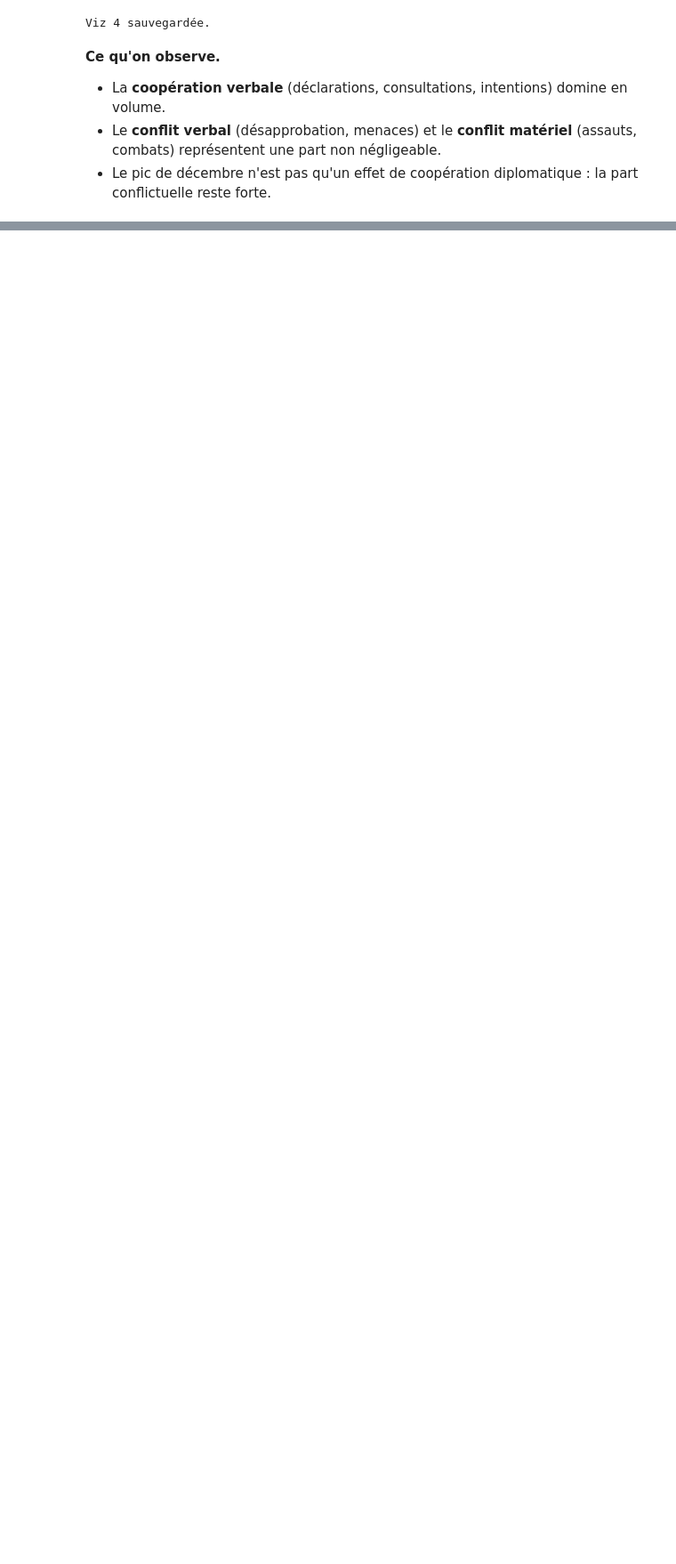
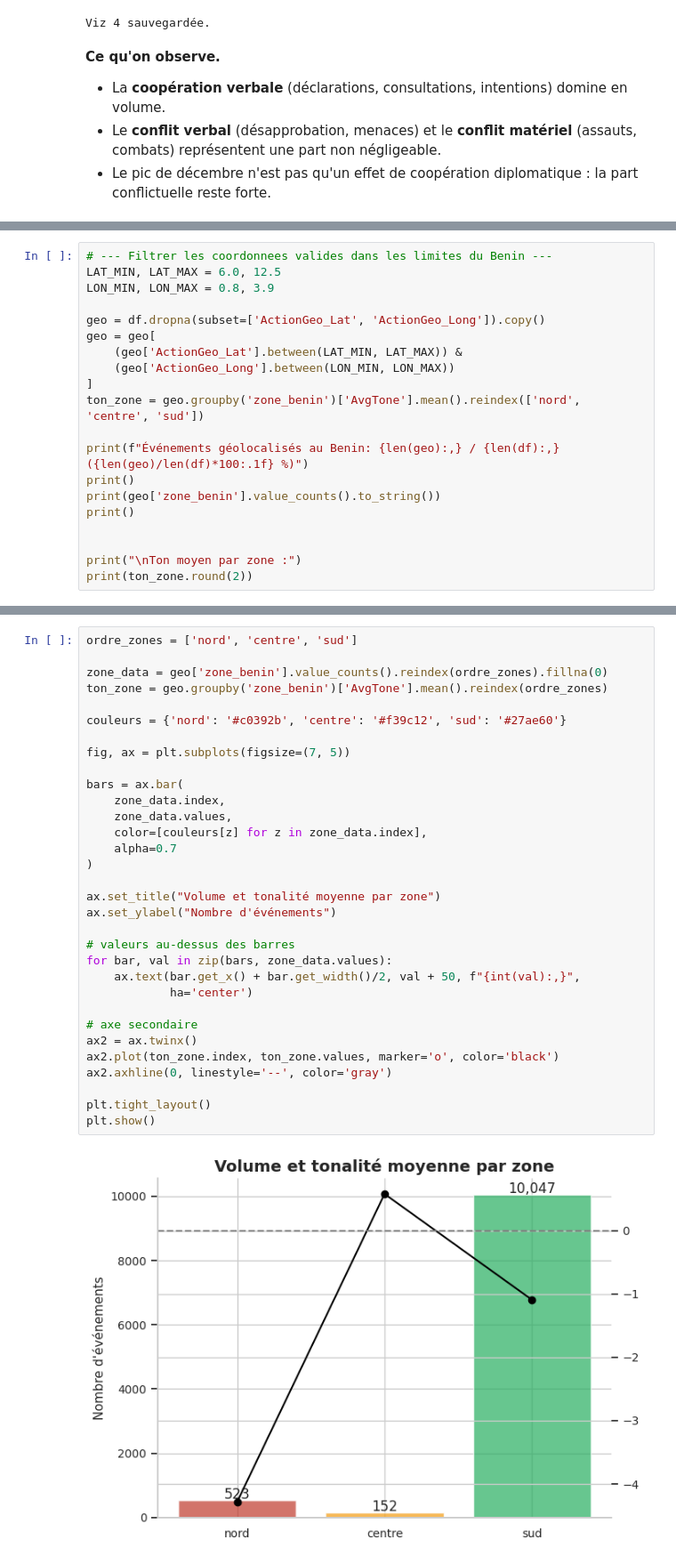
Before and after one commit to CarineEpitech/Hackathon_Isheero_Team04, a Jupyter notebook: notebooks/eda.ipynb, the cells around one changed output, grey strips where cells are left out. Shown at 89% size. Saved outputs shown, nothing was run; the diff lists cells and outputs as text; blank space fills up the shorter version.

Commit message:
add: viz events par zone

```diff
--- a/notebooks/eda.ipynb
+++ b/notebooks/eda.ipynb
@@ -949,0 +899,20 @@ Name: AvgTone, dtype: float64
+# %%
+# --- Filtrer les coordonnees valides dans les limites du Benin ---
+LAT_MIN, LAT_MAX = 6.0, 12.5
+LON_MIN, LON_MAX = 0.8, 3.9
+
+geo = df.dropna(subset=['ActionGeo_Lat', 'ActionGeo_Long']).copy()
+geo = geo[
+    (geo['ActionGeo_Lat'].between(LAT_MIN, LAT_MAX)) &
+    (geo['ActionGeo_Long'].between(LON_MIN, LON_MAX))
+]
+ton_zone = geo.groupby('zone_benin')['AvgTone'].mean().reindex(['nord', 'centre', 'sud'])
+
+print(f"Événements géolocalisés au Benin: {len(geo):,} / {len(df):,} ({len(geo)/len(df)*100:.1f} %)")
+print()
+print(geo['zone_benin'].value_counts().to_string())
+print()
+
+
+print("\nTon moyen par zone :")
+print(ton_zone.round(2))
@@ -957,0 +1177,34 @@ Name: AvgTone, dtype: float64
+# %%
+ordre_zones = ['nord', 'centre', 'sud']
+
+zone_data = geo['zone_benin'].value_counts().reindex(ordre_zones).fillna(0)
+ton_zone = geo.groupby('zone_benin')['AvgTone'].mean().reindex(ordre_zones)
+
+couleurs = {'nord': '#c0392b', 'centre': '#f39c12', 'sud': '#27ae60'}
+
+fig, ax = plt.subplots(figsize=(7, 5))
+
+bars = ax.bar(
+    zone_data.index,
+    zone_data.values,
+    color=[couleurs[z] for z in zone_data.index],
+    alpha=0.7
+)
+
+ax.set_title("Volume et tonalité moyenne par zone")
+ax.set_ylabel("Nombre d'événements")
+
+# valeurs au-dessus des barres
+for bar, val in zip(bars, zone_data.values):
+    ax.text(bar.get_x() + bar.get_width()/2, val + 50, f"{int(val):,}",
+            ha='center')
+
+# axe secondaire
+ax2 = ax.twinx()
+ax2.plot(ton_zone.index, ton_zone.values, marker='o', color='black')
+ax2.axhline(0, linestyle='--', color='gray')
+
+plt.tight_layout()
+plt.show()
+# %% [output]
+[figure, added]
```
Also changed, not shown: parts of 8 cells of this notebook, 1 other file.
